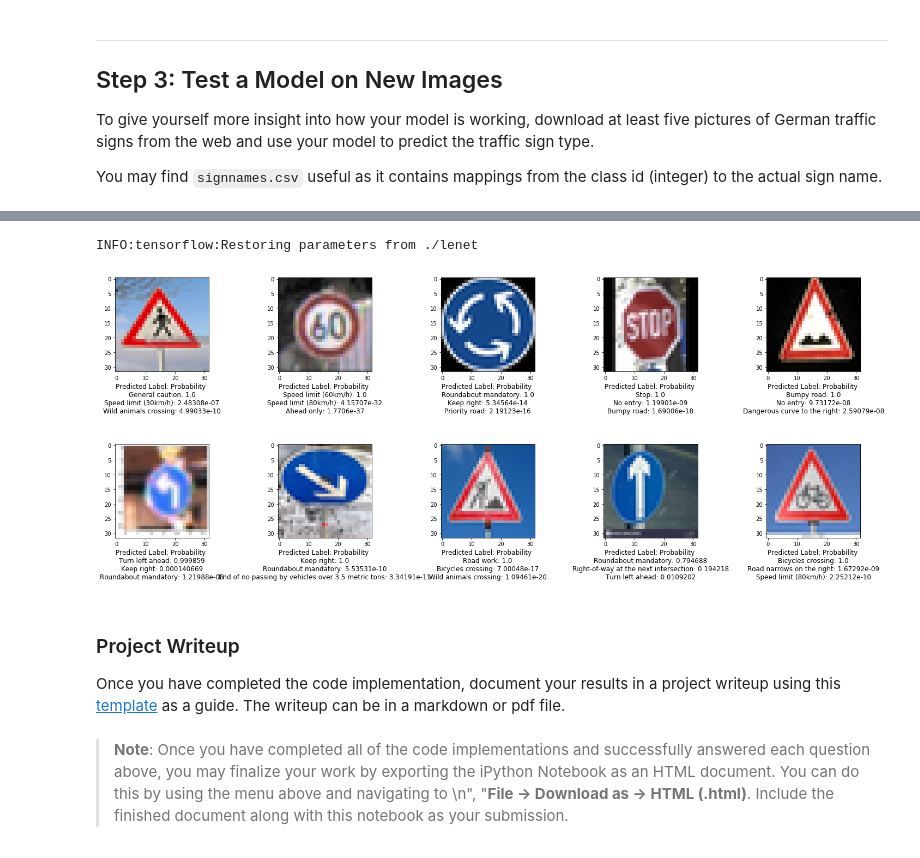
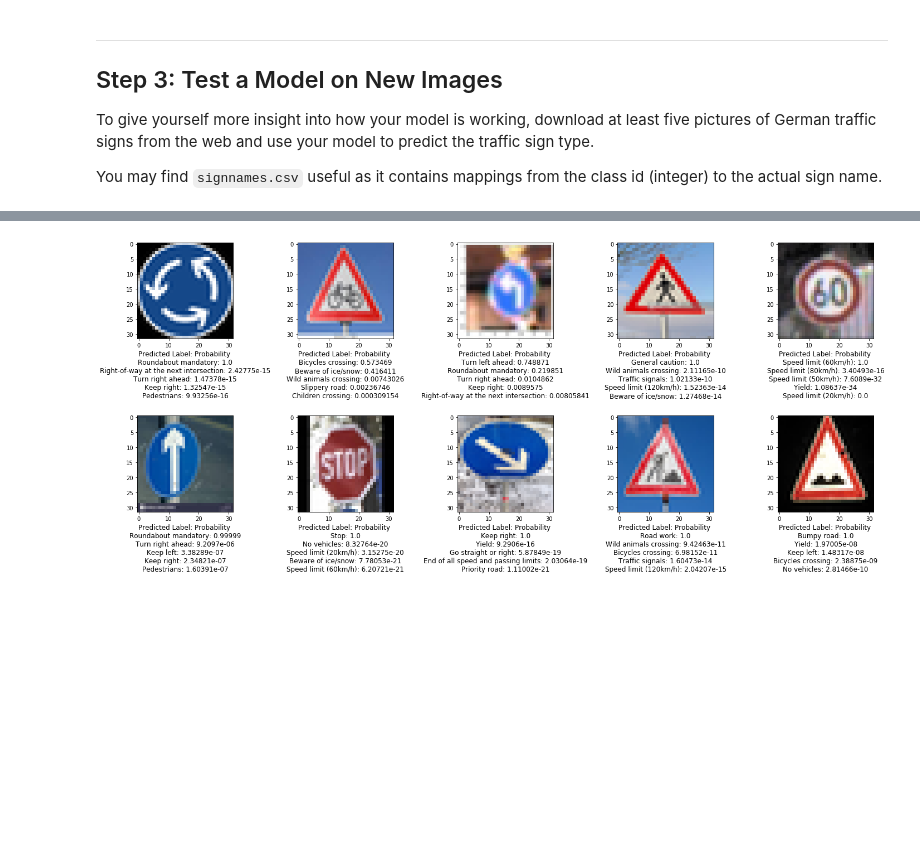
Before and after one commit to kiniap/TrafficSignClassifier, a Jupyter notebook: Traffic_Sign_Classifier.ipynb, the cells around one changed output, grey strips where cells are left out. Drawn from its saved outputs; the diff is of its cells as text; code cells hidden in the pictures; blank space fills up the shorter version.

```diff
--- a/Traffic_Sign_Classifier.ipynb
+++ b/Traffic_Sign_Classifier.ipynb
@@ -404,13 +473,14 @@ with tf.Session() as sess:
         for offset in range(0, num_examples, BATCH_SIZE):
             end = offset + BATCH_SIZE
             batch_x, batch_y = x_train[offset:end], y_train[offset:end]
-            sess.run(training_operation, feed_dict={x: batch_x, y: batch_y})
+            sess.run(training_operation, feed_dict={x: batch_x, y: batch_y, keep_prob: 0.5})
 
         validation_accuracy = evaluate(x_valid, y_valid)
-        #training_accuracy = evaluate(x_train, y_train)
+        training_accuracy = evaluate(x_train, y_train)
 
         print("EPOCH {} ...".format(i+1))
         print("Validation Accuracy = {:.3f}".format(validation_accuracy))
+        print("Training Accuracy = {:.3f}".format(training_accuracy))
         print()
 
     saver.save(sess, './lenet')
@@ -445,0 +518,8 @@ You may find `signnames.csv` useful as it contains mappings from the class id (i
+# %%
+import tensorflow as tf
+saver = tf.train.Saver()
+with tf.Session() as sess:
+    saver.restore(sess,'./lenet')
+
+    test_accuracy = evaluate(x_test, y_test)
+    print("Test Accuracy = {:.3f}".format(test_accuracy))
@@ -483,7 +584,4 @@ plt.tight_layout()
 # %%
-### Run the predictions here and use the model to output the prediction for each image.
-### Make sure to pre-process the images with the same pre-processing pipeline used earlier.
-### Feel free to use as many code cells as needed.
 x_web_images,scaler = scale_data(web_images, 0, "simple")
 
 prediction_web_image = tf.argmax(logits,1)
@@ -491,4 +589,4 @@ saver = tf.train.Saver()
 
 with tf.Session() as sess:
     saver.restore(sess,'./lenet')
-    predicted_label_web_images = sess.run(prediction_web_image,feed_dict = {x:x_web_images})
+    predicted_label_web_images = sess.run(prediction_web_image,feed_dict = {x:x_web_images, keep_prob: 1})
@@ -511,6 +615,4 @@ plt.tight_layout()
 # %%
-### Calculate the accuracy for these 5 new images.
-### For example, if the model predicted 1 out of 5 signs correctly, it's 20% accurate on these new images.
 correct_prediction_web_images = tf.equal(tf.argmax(logits, 1), tf.argmax(one_hot_y, 1))
 accuracy_operation_web_images = tf.reduce_mean(tf.cast(correct_prediction, tf.float32))
 
@@ -519,7 +621,7 @@ num_images = len(image_file_names)
 accuracy_web_images = 0
 with tf.Session() as sess:
     saver.restore(sess,'./lenet')
-    predicted_label_web_accuracy = sess.run(accuracy_operation_web_images,feed_dict = {x:x_web_images,y:image_file_names})
+    predicted_label_web_accuracy = sess.run(accuracy_operation_web_images,feed_dict = {x:x_web_images,y:image_file_names, keep_prob:1.0})
 print()
 print("Accuracy on images from the web: ",predicted_label_web_accuracy)
 # %% [output]
@@ -569,38 +637,29 @@ Looking just at the first row we get `[ 0.34763842,  0.24879643,  0.12789202]`,
 # %%
-### Print out the top five softmax probabilities for the predictions on the German traffic sign images found on the web.
-### Feel free to use as many code cells as needed.
-
 top_k_values, top_k_indices = tf.nn.top_k(tf.nn.softmax(logits), k=5)
 
 saver = tf.train.Saver()
 
 with tf.Session() as sess:
     saver.restore(sess,'./lenet')
-    values, indices = sess.run([top_k_values, top_k_indices],feed_dict = {x:x_web_images})
+    values, indices = sess.run([top_k_values, top_k_indices],feed_dict = {x:x_web_images, keep_prob:1.0})
 
 
 #### Need to display the images with the corresponding softmax probabilities
 fig = plt.figure(figsize = (20,20))
 
 for i, image in enumerate(web_images):
     fig.add_subplot(5, 5, i+1)
     plt.imshow(image)
     plt.xlabel("Predicted Label: Probability \n" +
                 sign_names[indices[i][0]] + ": "+ str(values[i][0]) + "\n" +
                 sign_names[indices[i][1]] + ": "+ str(values[i][1]) + "\n" +
-                sign_names[indices[i][2]] + ": "+ str(values[i][2]) + "\n", fontsize = 12)
+                sign_names[indices[i][2]] + ": "+ str(values[i][2]) + "\n" +
+                sign_names[indices[i][3]] + ": "+ str(values[i][3]) + "\n" +
+                sign_names[indices[i][4]] + ": "+ str(values[i][4]) + "\n", fontsize = 12)
 
 plt.tight_layout()
 # %% [output]
-INFO:tensorflow:Restoring parameters from ./lenet
-[figure, old version]
+[figure, new version]
-# %% [markdown]
-### Project Writeup
-
-Once you have completed the code implementation, document your results in a project writeup using this [template](https://github.com/udacity/CarND-Traffic-Sign-Classifier-Project/blob/master/writeup_template.md) as a guide. The writeup can be in a markdown or pdf file.
-# %% [markdown]
-> **Note**: Once you have completed all of the code implementations and successfully answered each question above, you may finalize your work by exporting the iPython Notebook as an HTML document. You can do this by using the menu above and navigating to  \n",
-    "**File -> Download as -> HTML (.html)**. Include the finished document along with this notebook as your submission.
 # %% [markdown]
 ---
 
```
Also changed, not shown: parts of 39 cells of this notebook, 1 other file.
